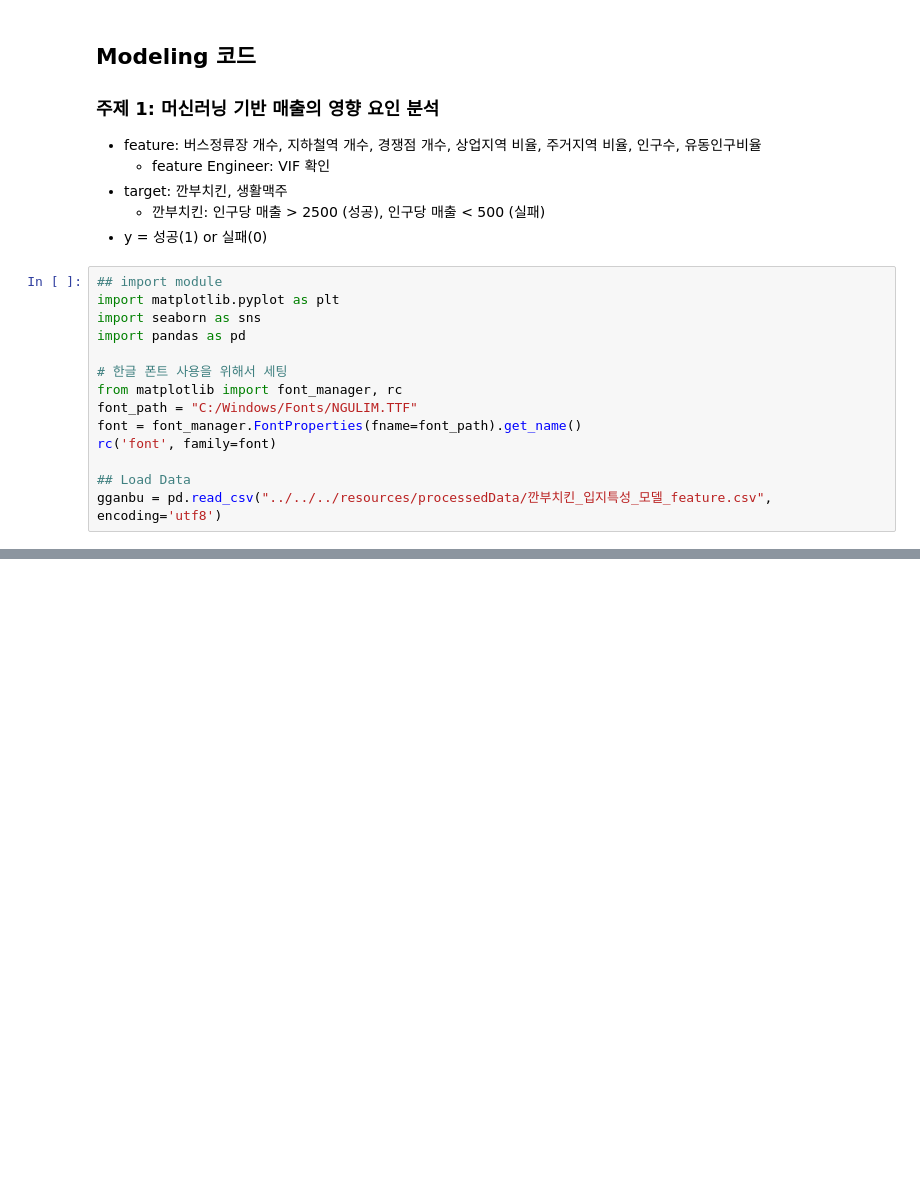
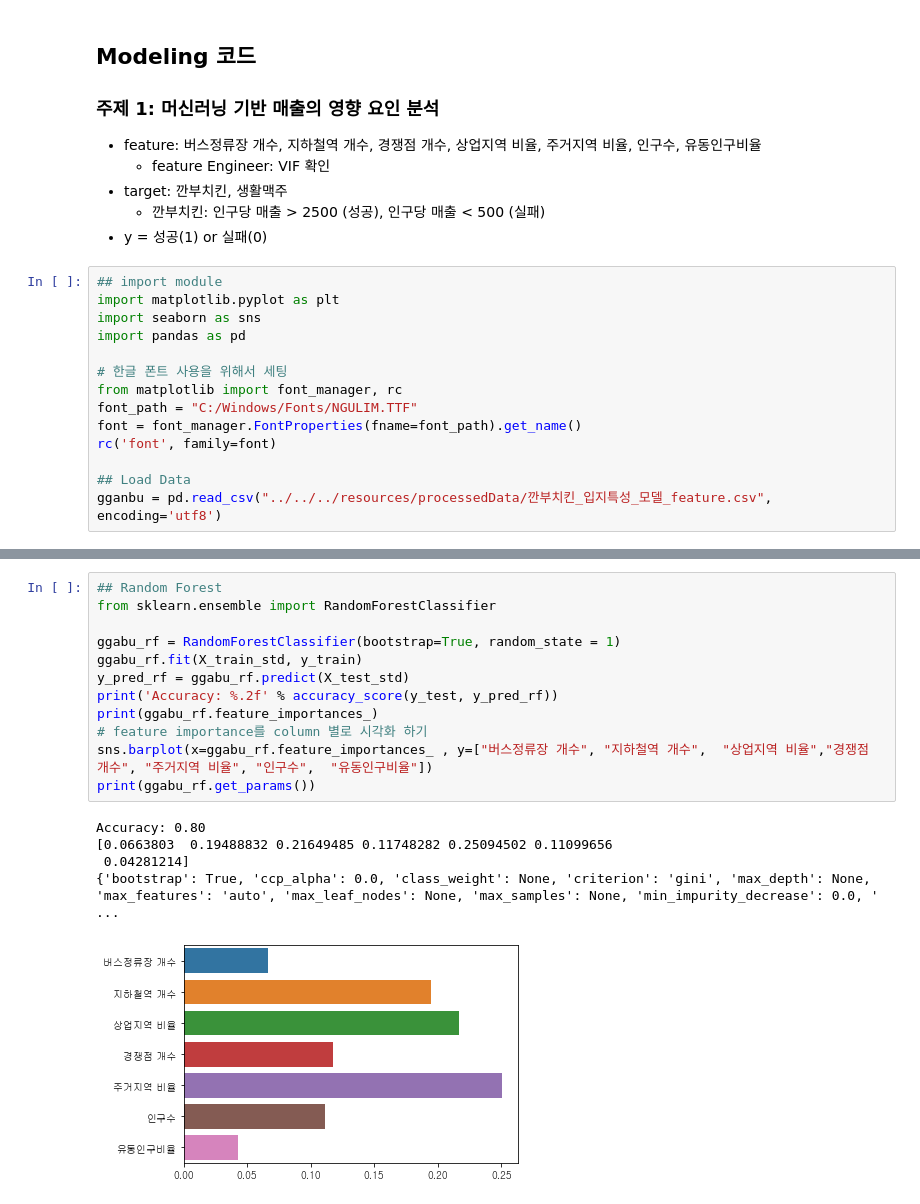
Before and after one commit to POSdata-Sales-Prediction/Store-operation-consulting, a Jupyter notebook: Modeling/Sub1/hof_success_classification.ipynb, the cells around one changed output, grey strips where cells are left out. Cells and saved outputs as stored; diff of their text form; blank space fills up the shorter version.

```diff
--- a/Modeling/Sub1/hof_success_classification.ipynb
+++ b/Modeling/Sub1/hof_success_classification.ipynb
@@ -77,0 +118,18 @@ Name: y, dtype: int64 [1 1 1 0]
+# %%
+## Random Forest
+from sklearn.ensemble import RandomForestClassifier
+
+ggabu_rf = RandomForestClassifier(bootstrap=True, random_state = 1)
+ggabu_rf.fit(X_train_std, y_train)
+y_pred_rf = ggabu_rf.predict(X_test_std)
+print('Accuracy: %.2f' % accuracy_score(y_test, y_pred_rf))
+print(ggabu_rf.feature_importances_)
+# feature importance를 column 별로 시각화 하기
+sns.barplot(x=ggabu_rf.feature_importances_ , y=["버스정류장 개수", "지하철역 개수",  "상업지역 비율","경쟁점 개수", "주거지역 비율", "인구수",  "유동인구비율"])
+print(ggabu_rf.get_params())
+# %% [output]
+Accuracy: 0.80
+[0.0663803  0.19488832 0.21649485 0.11748282 0.25094502 0.11099656
+ 0.04281214]
+{'bootstrap': True, 'ccp_alpha': 0.0, 'class_weight': None, 'criterion': 'gini', 'max_depth': None, 'max_features': 'auto', 'max_leaf_nodes': None, 'max_samples': None, 'min_impurity_decrease': 0.0, ' ...
+[figure, added]
```
Also changed, not shown: parts of 13 cells of this notebook.
